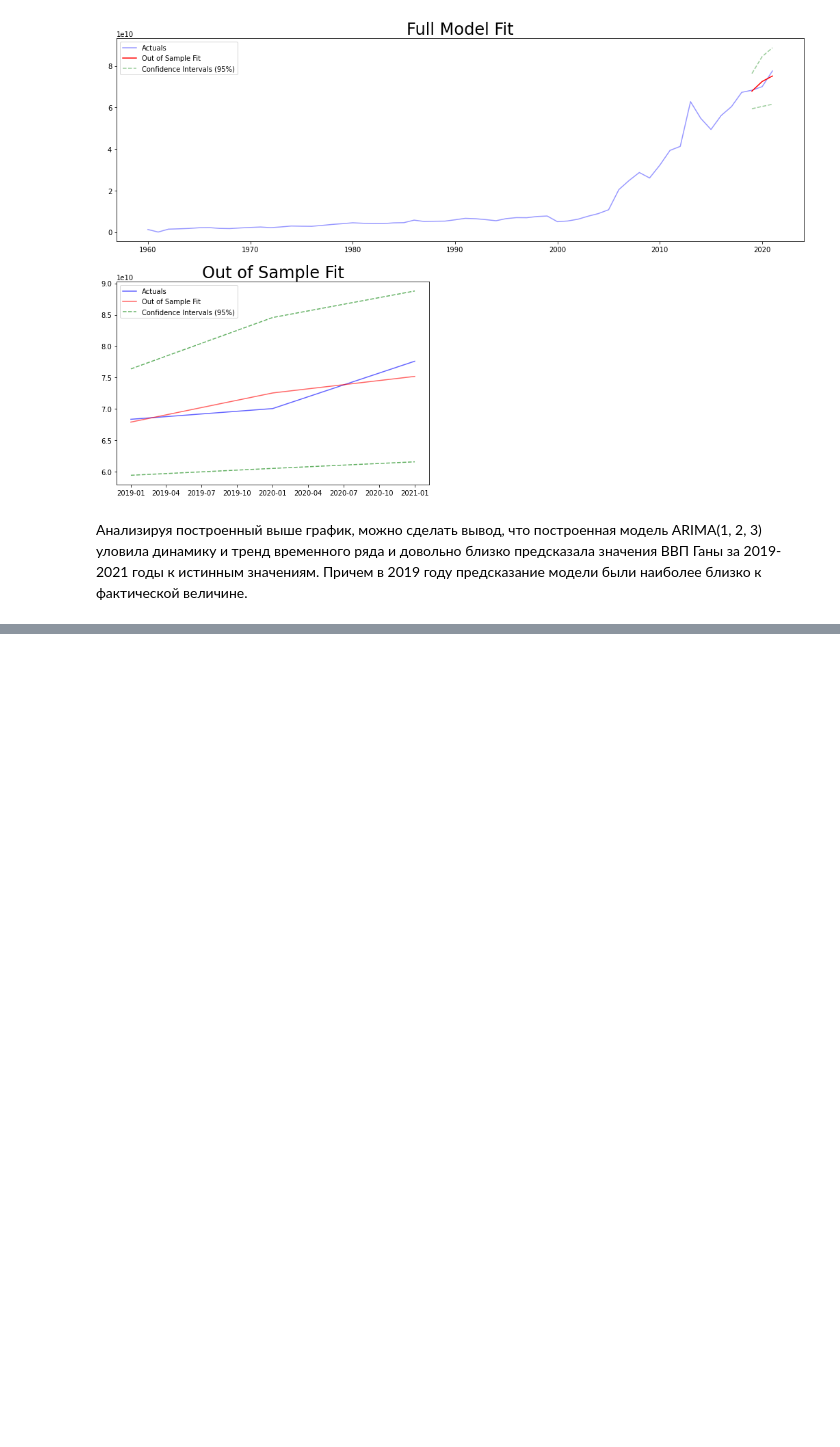
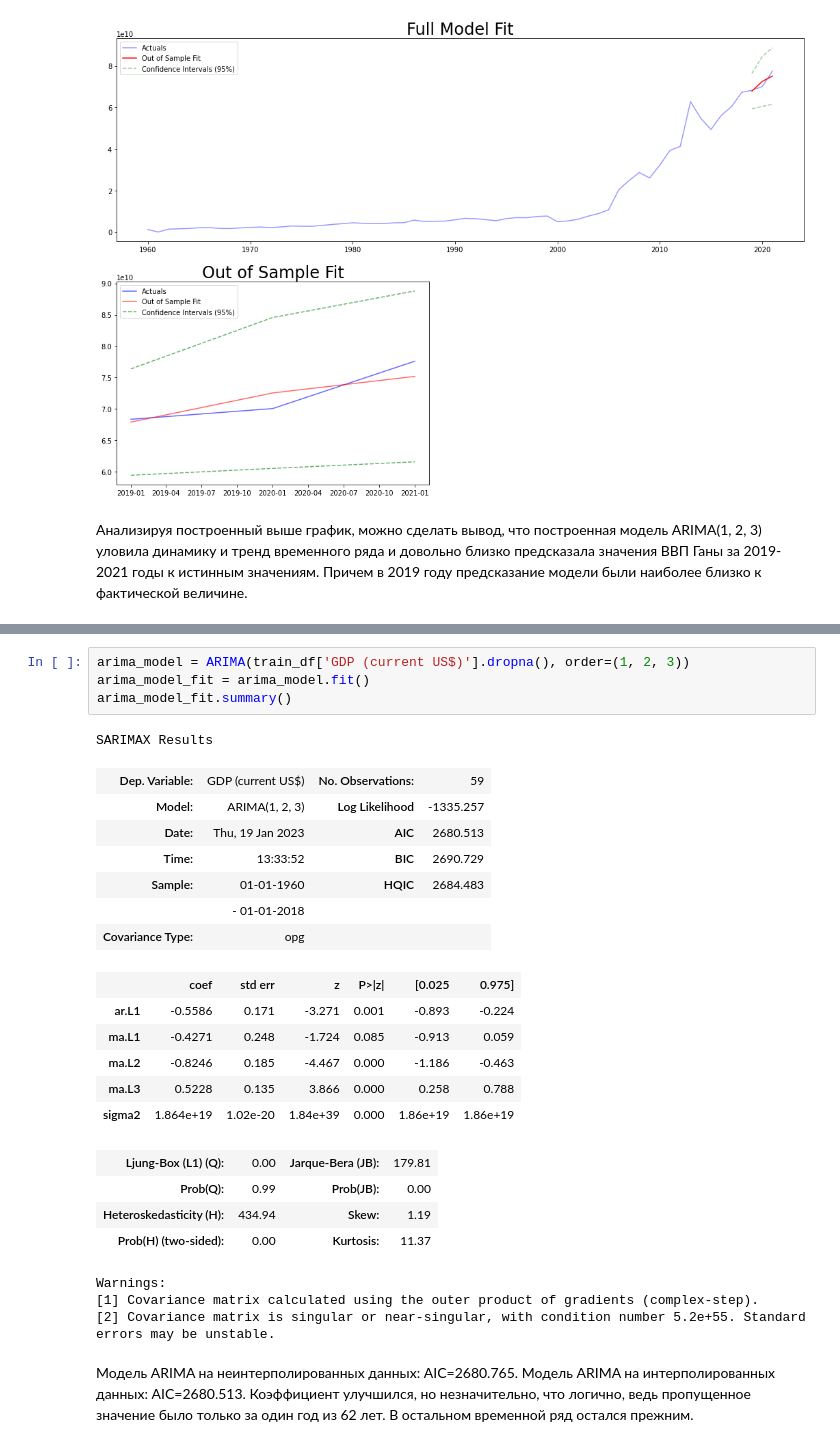
Before and after one commit to Nadarsa/sf_data_science, a Jupyter notebook: ml_in_business/project_gdp.ipynb, the cells around one changed output, grey strips where cells are left out. Saved outputs shown, nothing was run; the diff lists cells and outputs as text; blank space fills up the shorter version.

```diff
--- a/ml_in_business/project_gdp.ipynb
+++ b/ml_in_business/project_gdp.ipynb
@@ -249,0 +415,28 @@ plt.show()
+# %%
+arima_model = ARIMA(train_df['GDP (current US$)'].dropna(), order=(1, 2, 3))
+arima_model_fit = arima_model.fit()
+arima_model_fit.summary()
+# %% [output]
+SARIMAX Results
+| Dep. Variable: | GDP (current US$) | No. Observations: | 59 |
+| Model: | ARIMA(1, 2, 3) | Log Likelihood | -1335.257 |
+| Date: | Thu, 19 Jan 2023 | AIC | 2680.513 |
+| Time: | 13:33:52 | BIC | 2690.729 |
+| Sample: | 01-01-1960 | HQIC | 2684.483 |
+|  | - 01-01-2018 |  |  |
+| Covariance Type: | opg |  |  |
+|  | coef | std err | z | P>|z| | [0.025 | 0.975] |
+| ar.L1 | -0.5586 | 0.171 | -3.271 | 0.001 | -0.893 | -0.224 |
+| ma.L1 | -0.4271 | 0.248 | -1.724 | 0.085 | -0.913 | 0.059 |
+| ma.L2 | -0.8246 | 0.185 | -4.467 | 0.000 | -1.186 | -0.463 |
+| ma.L3 | 0.5228 | 0.135 | 3.866 | 0.000 | 0.258 | 0.788 |
+| sigma2 | 1.864e+19 | 1.02e-20 | 1.84e+39 | 0.000 | 1.86e+19 | 1.86e+19 |
+| Ljung-Box (L1) (Q): | 0.00 | Jarque-Bera (JB): | 179.81 |
+| Prob(Q): | 0.99 | Prob(JB): | 0.00 |
+| Heteroskedasticity (H): | 434.94 | Skew: | 1.19 |
+| Prob(H) (two-sided): | 0.00 | Kurtosis: | 11.37 |
+Warnings:
+[1] Covariance matrix calculated using the outer product of gradients (complex-step).
+[2] Covariance matrix is singular or near-singular, with condition number 5.2e+55. Standard errors may be unstable.
+# %% [markdown]
+Модель ARIMA на неинтерполированных данных: AIC=2680.765. Модель ARIMA на интерполированных данных: AIC=2680.513. Коэффициент улучшился, но незначительно, что логично, ведь пропущенное значение было только за один год из 62 лет. В остальном временной ряд остался прежним.
```
Also changed, not shown: parts of 24 cells of this notebook, 2 other files.
